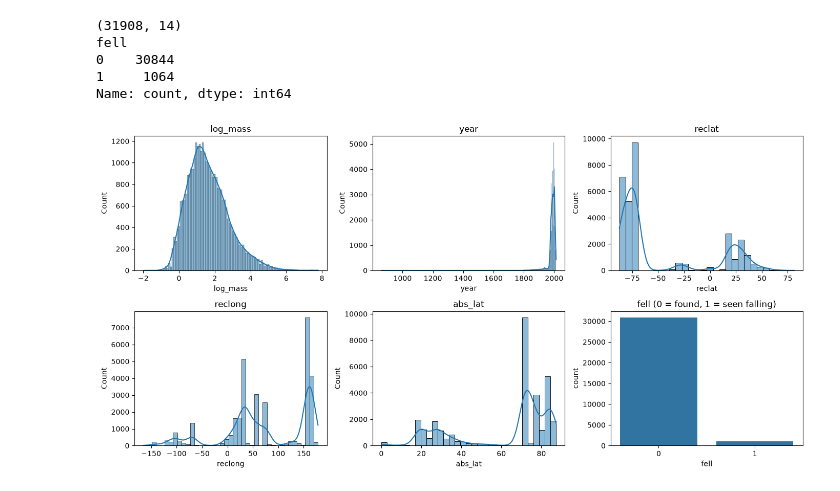
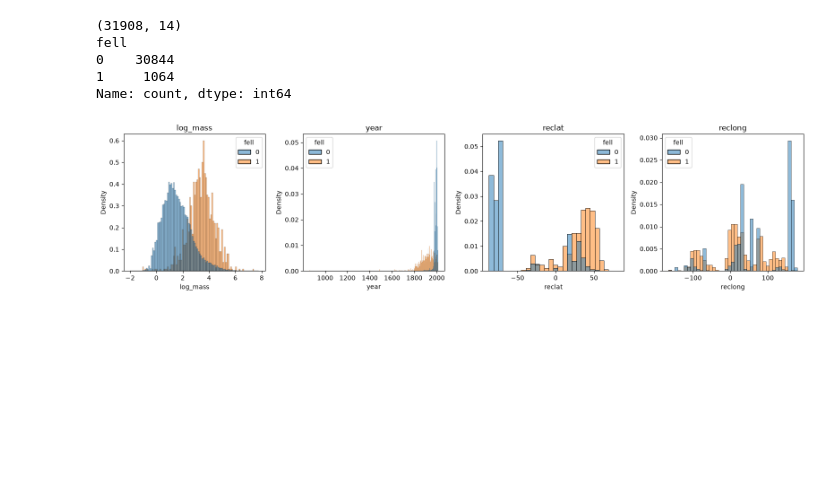
Before and after one commit to mosesamwoma/ML, a Jupyter notebook: notebooks/logistic_regression.ipynb, the cells around one changed output. Cells and saved outputs as stored; diff of their text form; code cells hidden in the pictures; blank space fills up the shorter version.

Commit message:
Add meteorite logistic regression: cleaning, EDA, pipeline model, evaluation

```diff
--- a/notebooks/logistic_regression.ipynb
+++ b/notebooks/logistic_regression.ipynb
@@ -87,16 +91,12 @@ fell
 Name: count, dtype: int64
 # %%
 cols = ['log_mass', 'year', 'reclat', 'reclong', 'abs_lat']
-fig, axes = plt.subplots(2, 3, figsize=(14, 7))
-
-for ax, col in zip(axes.flat, cols):
-    sns.histplot(df_clean[col], kde=True, ax=ax)
+fig, axes = plt.subplots(1, 4, figsize=(16, 4))
+for ax, col in zip(axes, ['log_mass', 'year', 'reclat', 'reclong']):
+    sns.histplot(data=df_clean, x=col, hue='fell', stat='density',
+                 common_norm=False, ax=ax)
     ax.set_title(col)
-
-sns.countplot(x='fell', data=df_clean, ax=axes.flat[5])
-axes.flat[5].set_title('fell (0 = found, 1 = seen falling)')
-
 plt.tight_layout()
 plt.show()
 # %% [output]
-[figure, old version]
+[figure, new version]
```
Also changed, not shown: parts of 6 cells of this notebook.
